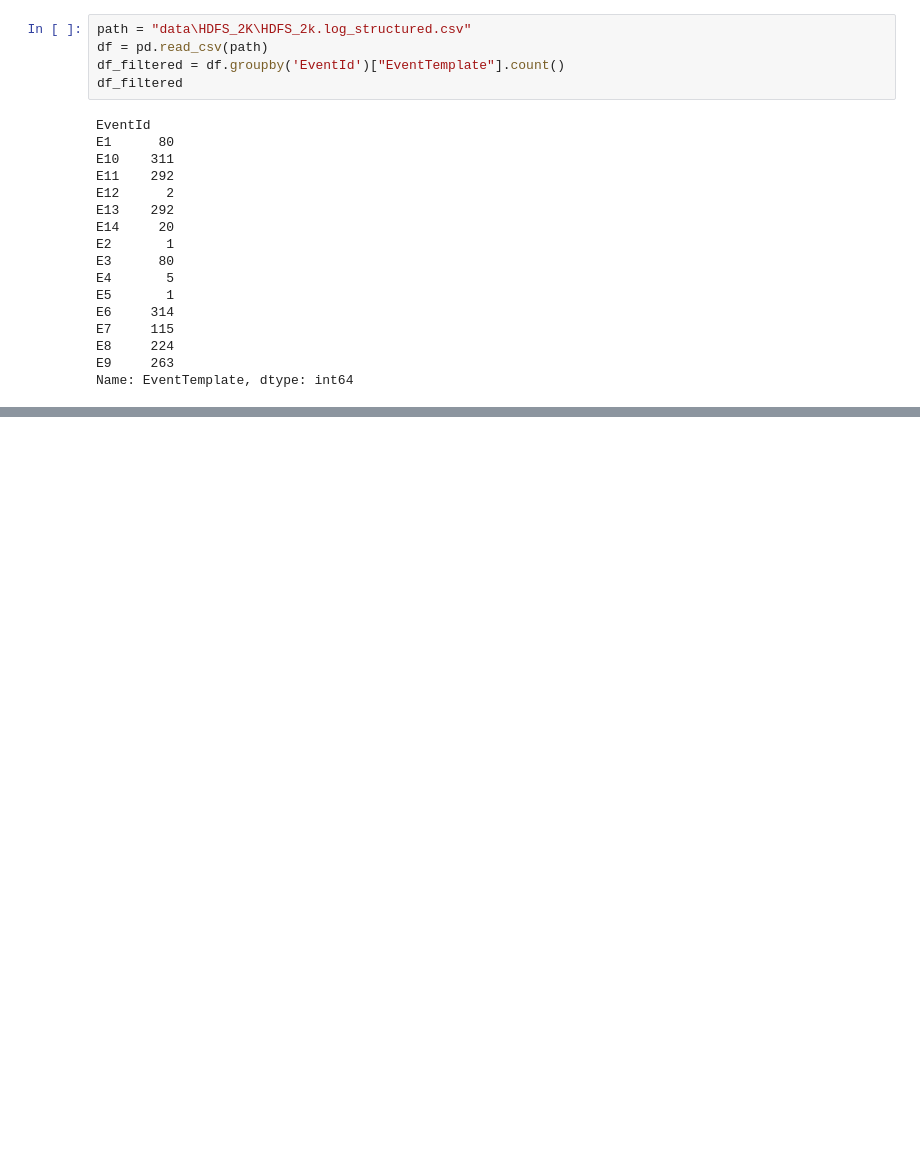
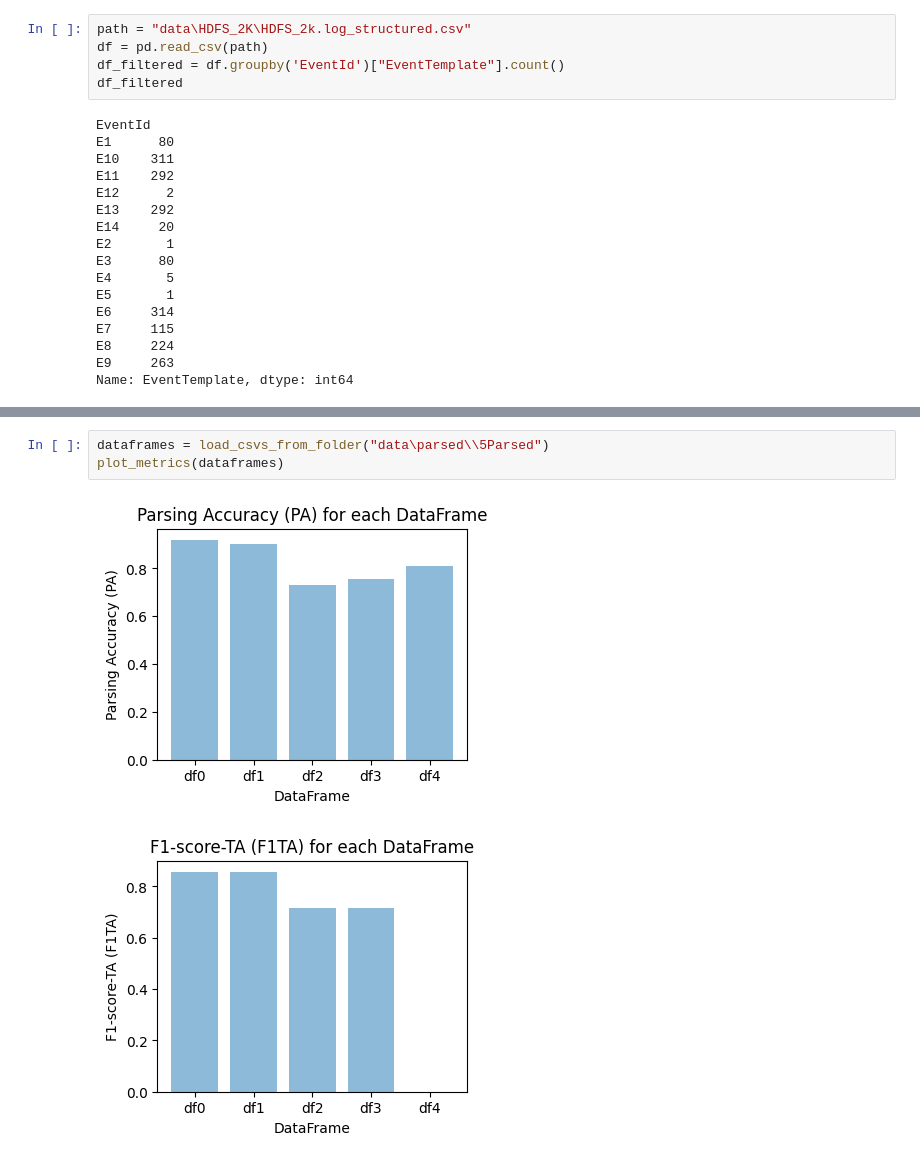
Before and after one commit to shashank-2102/BEP_Shashank_Logs, a Jupyter notebook: eval_metrics.ipynb, the cells around one changed output, grey strips where cells are left out. Cells and saved outputs as stored; diff of their text form; blank space fills up the shorter version.

```diff
--- a/eval_metrics.ipynb
+++ b/eval_metrics.ipynb
@@ -246,0 +285,6 @@ plot_metrics([df0, df1, df2, df3, df4])
+# %%
+dataframes = load_csvs_from_folder("data\parsed\\5Parsed")
+plot_metrics(dataframes)
+# %% [output]
+[figure, added]
+[figure, added]
```
Also changed, not shown: parts of 16 cells of this notebook.
